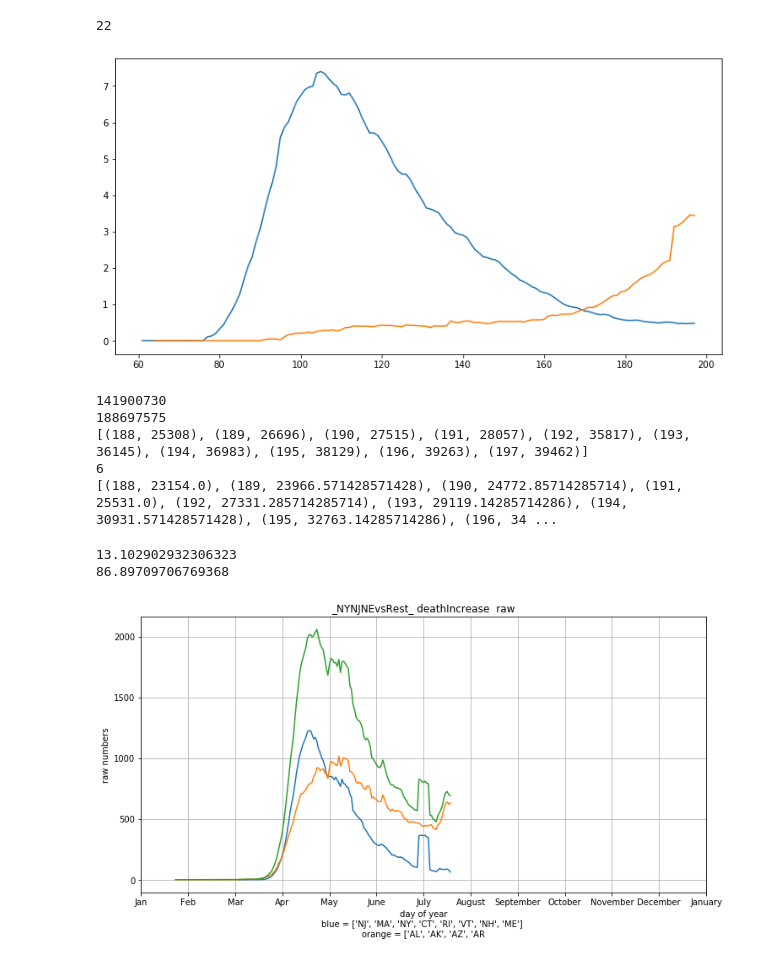
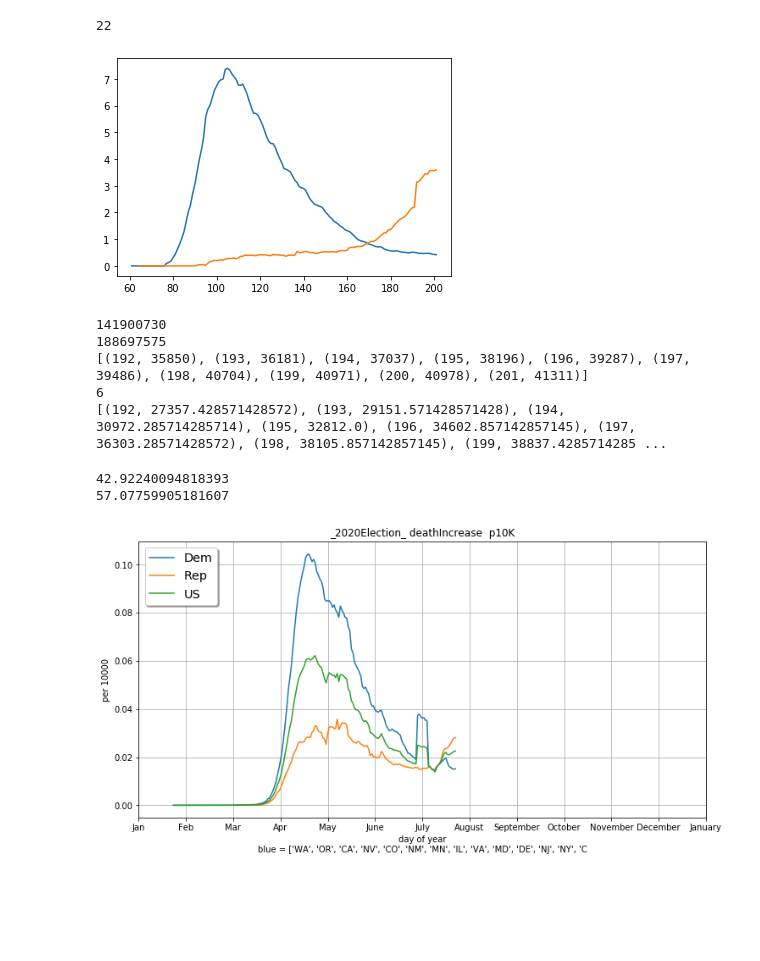
Before and after one commit to tjhickey724/covid19demo, a Jupyter notebook: Covid19RegionalAnalysis.ipynb, the cells around one changed output. Drawn from its saved outputs; the diff is of its cells as text; code cells hidden in the pictures; blank space fills up the shorter version.

```diff
--- a/Covid19RegionalAnalysis.ipynb
+++ b/Covid19RegionalAnalysis.ipynb
@@ -170,5 +193,5 @@ highestCases = getHighest(f)
 # %%
-z = getStateData('MA','hospitalizedCurrently')
+z = getStateData('MA','positiveIncrease')
 #plt.plot([x[0] for x in z],[x[1] for x in z])
 def plotItems(items,field):
     plt.plot([x[0] for x in items],[x[1] for x in items],label=field)
@@ -184,9 +207,21 @@ def weeklyAvg(L):
         newL += [(x[0],sum(week)/7)]
     return newL
 
+def averageData(L,k):
+    """ average data over k days"""
+    week = [0]*k
+    newL=[]
+    for x in L:
+        week = week[1:]+[x[1]]
+        newL += [(x[0],sum(week)/k)]
+    return newL
+
 def collectData(states,field,options):
+
     perCapita = options['perCapita'] if 'perCapita' in options else False
     averageByWeek = options['averageByWeek'] if 'averageByWeek' in options else False
+    if averageByWeek == True:
+        averageByWeek=7
     pop=0
     for st in states:
         pop += statePop(st)
@@ -204,8 +239,10 @@ def collectData(states,field,options):
         z = [(dayOfPandemic[d[0]],d[1]*10000/pop) for d in z]
     else:
         z = [(dayOfPandemic[d[0]],d[1]) for d in z]
+
+
     if averageByWeek:
-        z = weeklyAvg(z)
+        z = averageData(z,averageByWeek)
 
     return z
 
@@ -232,3 +269,5 @@ def collectData2(states,field,perCapita):
         z = [(dayOfPandemic[d[0]],d[1]) for d in z]
 
     return z
+
+collectData(states,'positiveIncrease',{'perCapita':False,'averageByWeek':28})
@@ -279,7 +336,7 @@ field = 'hospitalizedCurrently'
 plotItems(collectData(['MA','NY','CT','RI','NH','VT'],field,{'perCapita':True}),field)
 plotItems(collectData(['AZ','TX','OK','FL','GA','AL','MS'],field,{'perCapita':True}),field)
 # %% [output]
-[figure, old version]
+[figure, new version]
 # %%
 demStates = ['WA','OR','CA','NV','CO','NM',
             'MN','IL','VA','MD','DE','NJ',
@@ -310,9 +367,9 @@ print(weeklyAvg(collectData(repStates,'hospitalizedCurrently',{'perCapita':False
 # %% [output]
 141900730
 188697575
-[(188, 25308), (189, 26696), (190, 27515), (191, 28057), (192, 35817), (193, 36145), (194, 36983), (195, 38129), (196, 39263), (197, 39462)]
+[(192, 35850), (193, 36181), (194, 37037), (195, 38196), (196, 39287), (197, 39486), (198, 40704), (199, 40971), (200, 40978), (201, 41311)]
 6
-[(188, 23154.0), (189, 23966.571428571428), (190, 24772.85714285714), (191, 25531.0), (192, 27331.285714285714), (193, 29119.14285714286), (194, 30931.571428571428), (195, 32763.14285714286), (196, 34 ...
+[(192, 27357.428571428572), (193, 29151.571428571428), (194, 30972.285714285714), (195, 32812.0), (196, 34602.857142857145), (197, 36303.28571428572), (198, 38105.857142857145), (199, 38837.4285714285 ...
 # %%
 northEast = ['NJ','MA','NY','CT','RI','VT','NH','ME']
 deepSouth = ['FL','AL','GA','MS','LA','AR','SC','NC','WV','VA','KY','TX']
@@ -360,11 +417,11 @@ blueLabel="highestR"
 redLabel="others"
 """
 
-blueStates = ['NJ','MA','NY','CT','RI','VT','NH','ME']
-redStates = otherStates(blueStates)
-flag="_NYNJNEvsRest_"
-blueLabel="NY,NJ,NE"
-redLabel="Rest"
+blueStates =  demStates
+redStates = repStates
+flag="_2020Election_"
+blueLabel="Dem"
+redLabel="Rep"
 
 bluePop = regionPop(blueStates)
 redPop = regionPop(redStates)
@@ -373,44 +430,44 @@ totPop = bluePop+redPop
 print(bluePop/totPop*100)
 print(redPop/totPop*100)
 
-perCapita=False
+perCapita=True
 averageByWeek=True
 
 plt.rcParams['figure.figsize'] = [12, 6]
 fig, ax = plt.subplots()
 #field = 'positiveIncrease'
 field = 'deathIncrease'
 #field = "hospitalizedCurrently"
 #field = "hospitalizedCumulative"
 #field = "death"
 #field = "positive"
 #field = "hospitalized"
 #field = "inIcuCurrently"
 #field = "onVentilatorCurrently"
 #field = "totalTestResultsIncrease"
 ## here we can plot all of the states!!
 #for state in deepSouth:
 #    plotItems(collectData([state],field,{'perCapita':perCapita,'averageByWeek':averageByWeek}),state)
 
 plotItems(collectData(blueStates,field,{'perCapita':perCapita,'averageByWeek':averageByWeek}),blueLabel)
 plotItems(collectData(redStates,field,{'perCapita':perCapita,'averageByWeek':averageByWeek}),redLabel)
 plotItems(collectData(states,field,{'perCapita':perCapita,'averageByWeek':averageByWeek}),'US')
 
 ax.set(xlabel='day of year',
        ylabel='per 10000' if perCapita else "raw numbers",
        title=flag+" "+field+" "+(" p10K" if perCapita else " raw"))
 plt.xlabel(('''day of year
 blue = '''+str(blueStates)+'''
 orange = '''+ str(redStates))[:100])
 plt.xticks([0,30,60,90,120,150,180,210,240,270,300,330,360],'Jan Feb Mar Apr May June July August September October November December January'.split(' '))
 #plt.yticks(np.arange(0,110000,step=10000))
-#legend = ax.legend(loc='upper left', shadow=True, fontsize='x-large')
+legend = ax.legend(loc='upper left', shadow=True, fontsize='x-large')
 ax.grid()
-fig.savefig("plot_"+flag+field+("_p10k" if perCapita else "_raw")+".png")
+#fig.savefig("plots/plot_"+flag+field+("_p10k" if perCapita else "_raw")+".png")
 # %% [output]
-13.102902932306323
-86.89709706769368
+42.92240094818393
+57.07759905181607
-[figure, old version]
+[figure, new version]
 # %%
 northEast = ['MA','CT','RI','VT','NH','ME']
 midAtlantic = ['NY','PA','NJ','DE','MD','VA','WV']
```
Also changed, not shown: parts of 9 cells of this notebook, 4 other files.
